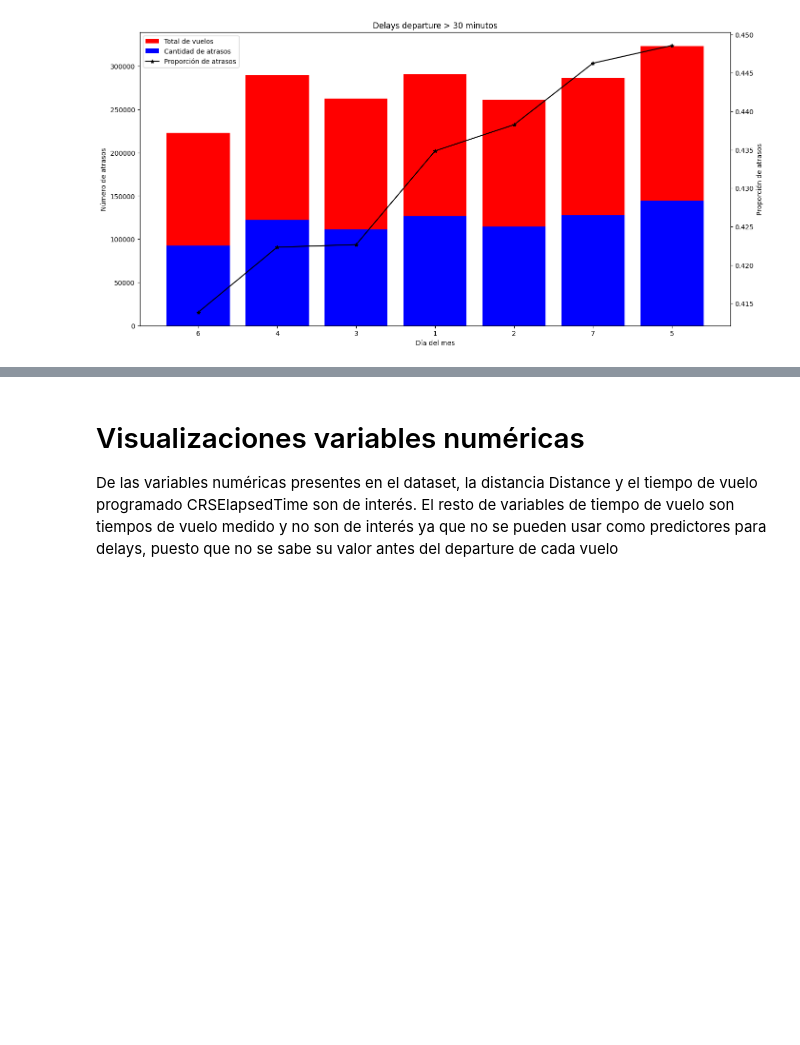
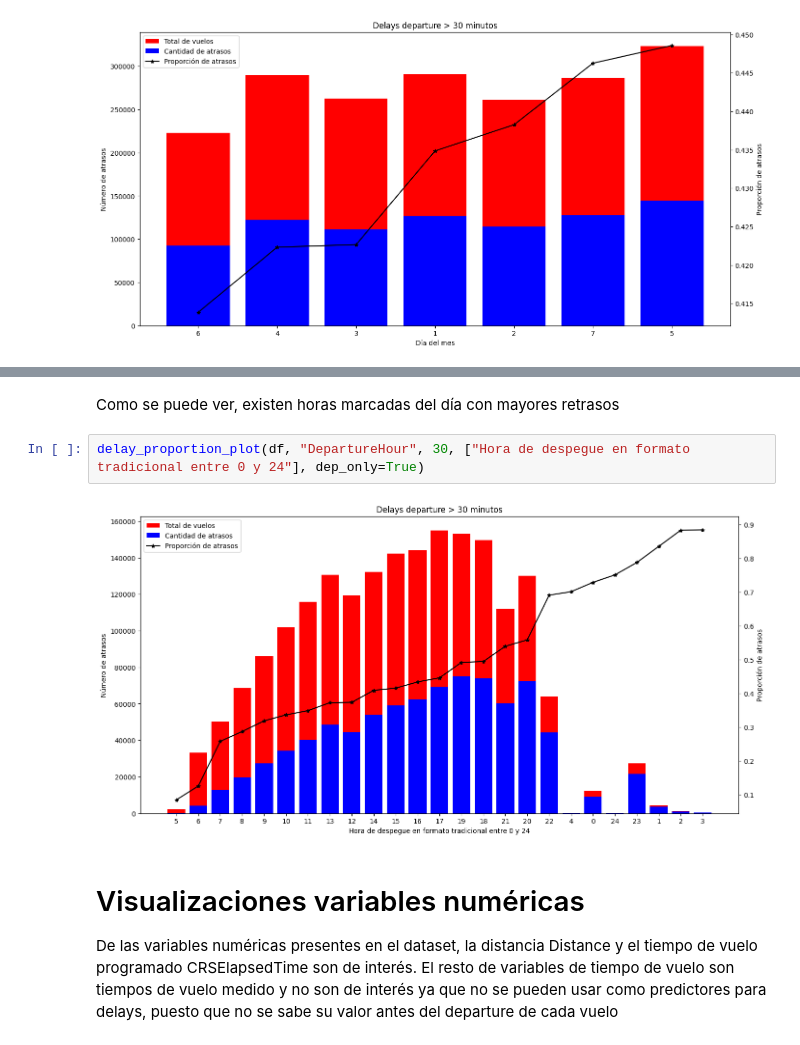
Before and after one commit to gabalvarezmc/AnalisisDatos_T1, a Jupyter notebook: 03_Visualizaciones.ipynb, the cells around one changed output, grey strips where cells are left out. Drawn from its saved outputs; the diff is of its cells as text; blank space fills up the shorter version.

```diff
--- a/03_Visualizaciones.ipynb
+++ b/03_Visualizaciones.ipynb
@@ -201,3 +207,9 @@ delay_proportion_plot(df, "DayOfWeek", 30, ["Día del mes"], dep_only=True)
+# %% [markdown]
+Como se puede ver, existen horas marcadas del día con mayores retrasos
+# %%
+delay_proportion_plot(df, "DepartureHour", 30, ["Hora de despegue en formato tradicional entre 0 y 24"], dep_only=True)
+# %% [output]
+[figure, added]
 # %% [markdown]
 # Visualizaciones variables numéricas
 De las variables numéricas presentes en el dataset, la distancia Distance y el tiempo de vuelo programado CRSElapsedTime son de interés. El resto de variables de tiempo de vuelo son tiempos de vuelo medido y no son de interés ya que no se pueden usar como predictores para delays, puesto que no se sabe su valor antes del departure de cada vuelo
```
Also changed, not shown: parts of 2 cells of this notebook.
